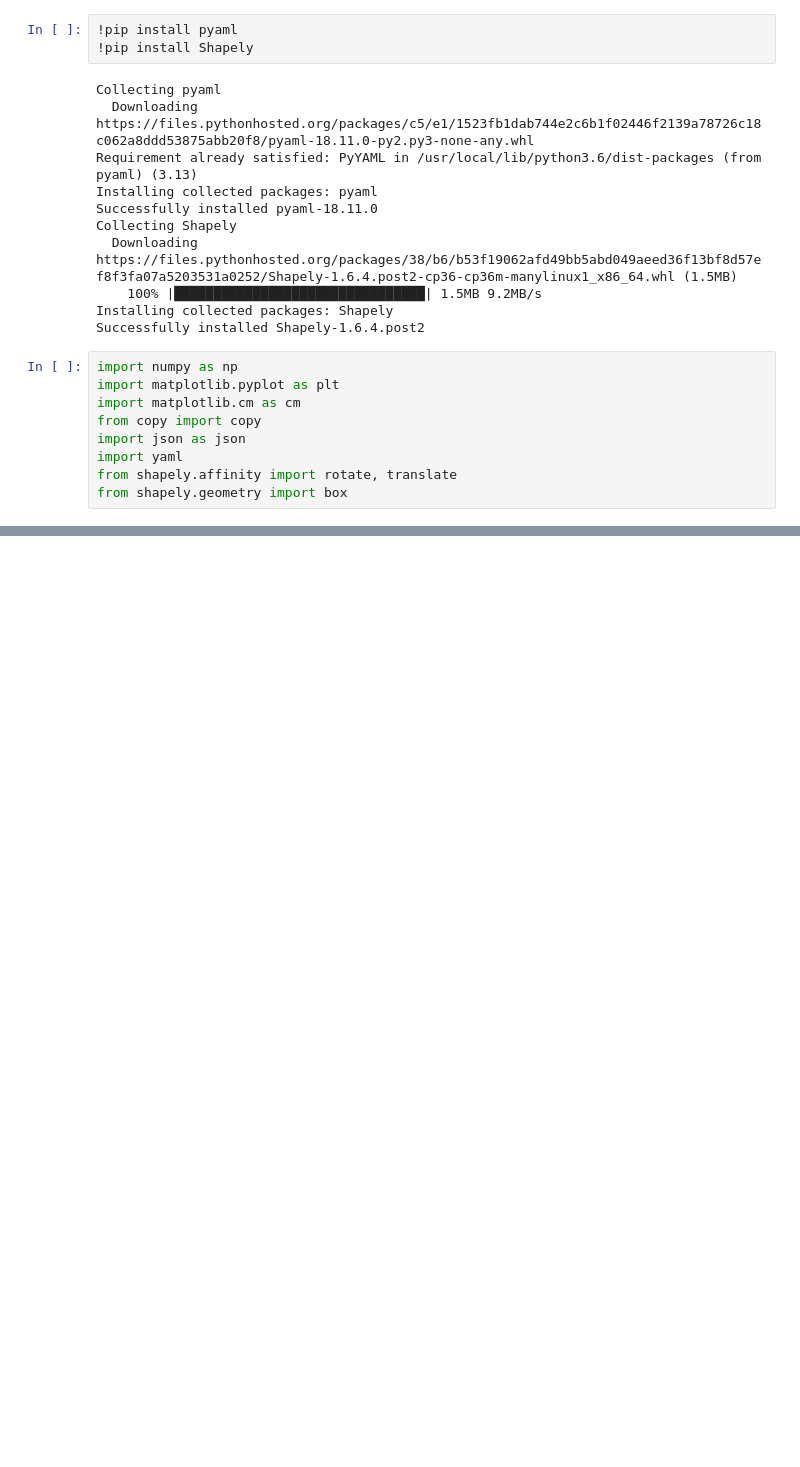
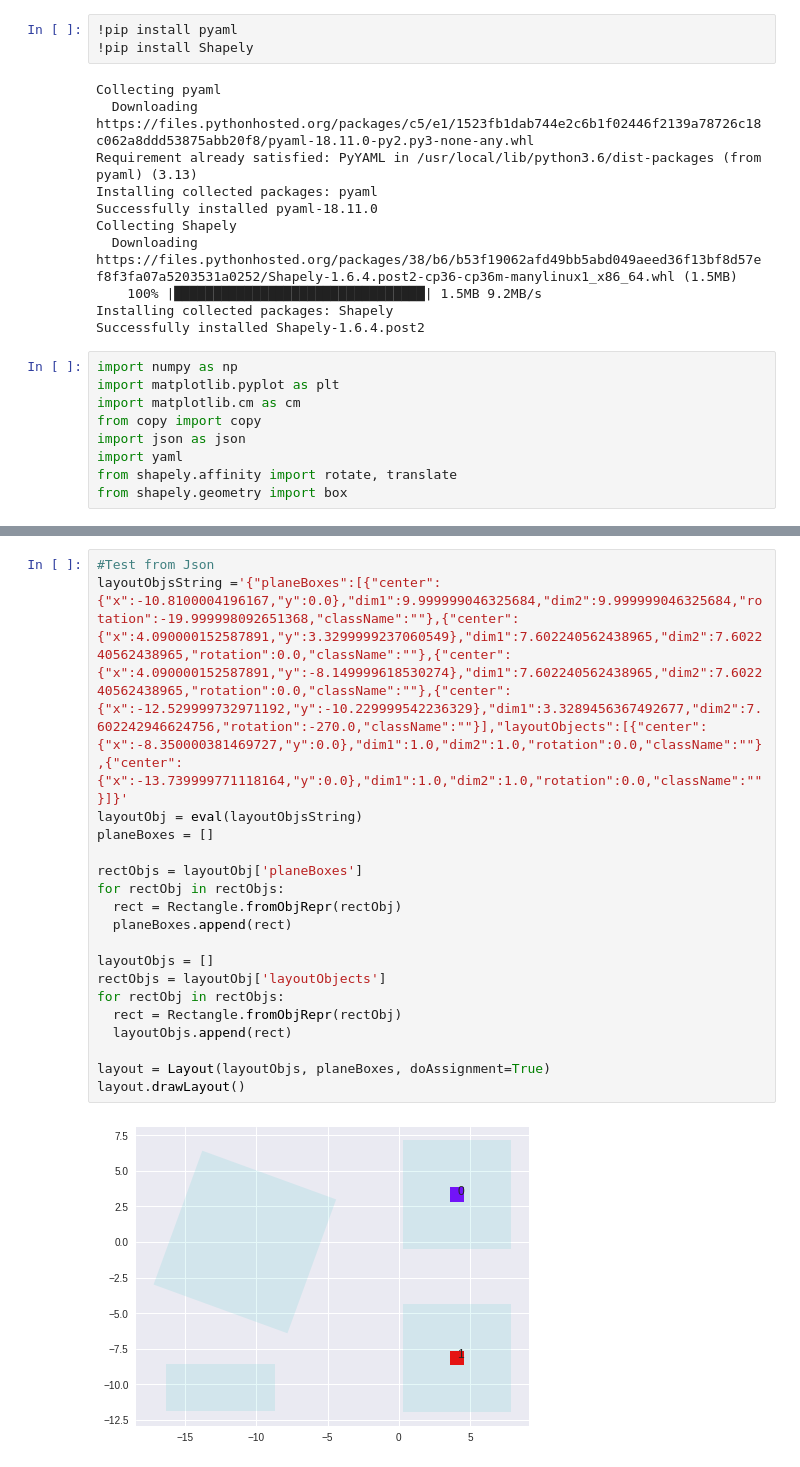
Before and after one commit to HammadB/ProceduralLayout, a Jupyter notebook: Layout.ipynb, the cells around one changed output, grey strips where cells are left out. Saved outputs shown, nothing was run; the diff lists cells and outputs as text; blank space fills up the shorter version.

```diff
--- a/Layout.ipynb
+++ b/Layout.ipynb
@@ -517,0 +518,21 @@ final_layout.drawLayout()
+# %%
+#Test from Json
+layoutObjsString ='{"planeBoxes":[{"center":{"x":-10.8100004196167,"y":0.0},"dim1":9.999999046325684,"dim2":9.999999046325684,"rotation":-19.999998092651368,"className":""},{"center":{"x":4.090000152587891,"y":3.3299999237060549},"dim1":7.602240562438965,"dim2":7.602240562438965,"rotation":0.0,"className":""},{"center":{"x":4.090000152587891,"y":-8.149999618530274},"dim1":7.602240562438965,"dim2":7.602240562438965,"rotation":0.0,"className":""},{"center":{"x":-12.529999732971192,"y":-10.229999542236329},"dim1":3.3289456367492677,"dim2":7.602242946624756,"rotation":-270.0,"className":""}],"layoutObjects":[{"center":{"x":-8.350000381469727,"y":0.0},"dim1":1.0,"dim2":1.0,"rotation":0.0,"className":""},{"center":{"x":-13.739999771118164,"y":0.0},"dim1":1.0,"dim2":1.0,"rotation":0.0,"className":""}]}'
+layoutObj = eval(layoutObjsString)
+planeBoxes = []
+
+rectObjs = layoutObj['planeBoxes']
+for rectObj in rectObjs:
+  rect = Rectangle.fromObjRepr(rectObj)
+  planeBoxes.append(rect)
+
+layoutObjs = []
+rectObjs = layoutObj['layoutObjects']
+for rectObj in rectObjs:
+  rect = Rectangle.fromObjRepr(rectObj)
+  layoutObjs.append(rect)
+
+layout = Layout(layoutObjs, planeBoxes, doAssignment=True)
+layout.drawLayout()
+# %% [output]
+[figure, added]
```
Also changed, not shown: parts of 4 cells of this notebook.
